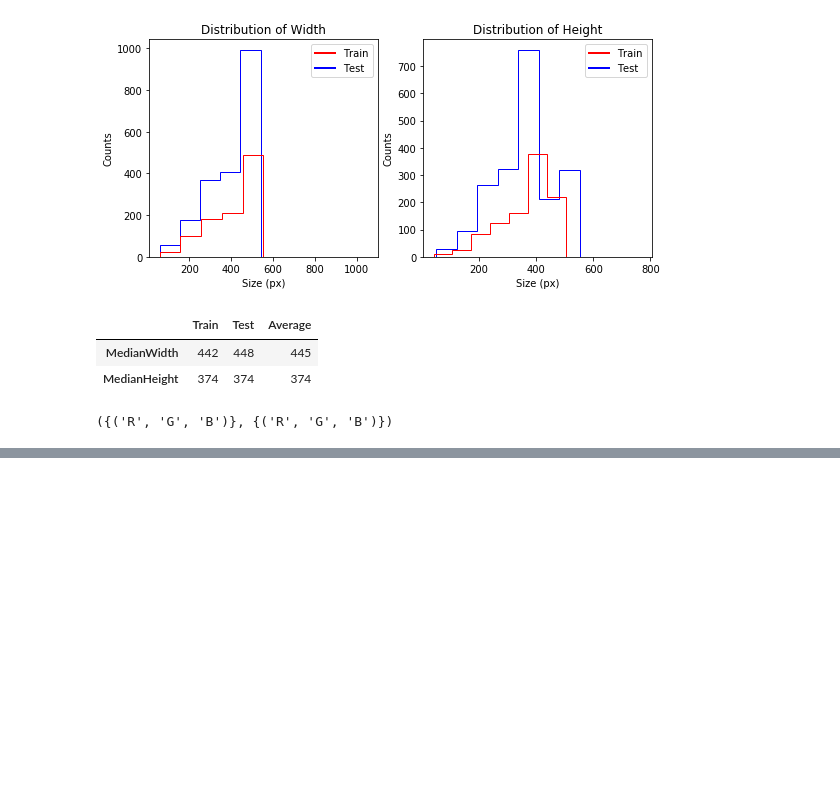
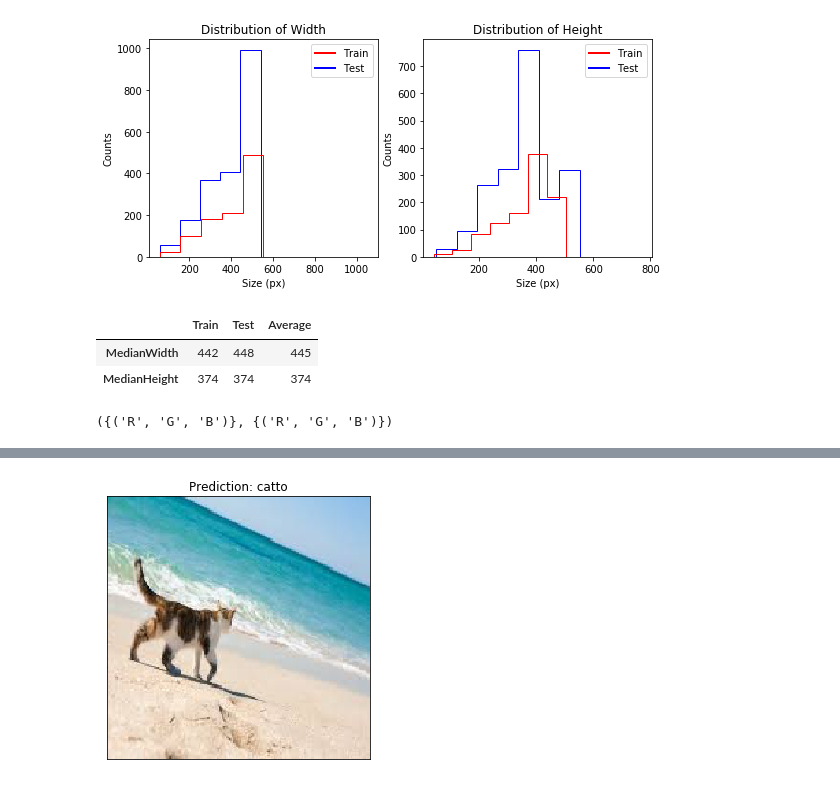
Before and after one commit to d-wdj/H8_PTP_Final_Image, a Jupyter notebook: CatDog-Classifications.ipynb, the cells around one changed output, grey strips where cells are left out. Cells and saved outputs as stored; diff of their text form; code cells hidden in the pictures; blank space fills up the shorter version.

```diff
--- a/CatDog-Classifications.ipynb
+++ b/CatDog-Classifications.ipynb
@@ -259,0 +431,7 @@ print(train_data.__str__)
+# %%
+with open('temp.png', 'wb') as f:
+    link = 'https://encrypted-tbn0.gstatic.com/images?q=tbn%3AANd9GcRpIWoE-pL7ESUK_wZKxQV18HR0b9agMkkzqpOEtQx8c9M73pBV'
+    f.write(req.urlopen(link).read())
+    predictCatDog('temp.png', model)
+# %% [output]
+[figure, added]
```
Also changed, not shown: parts of 28 cells of this notebook, 1 other file.
